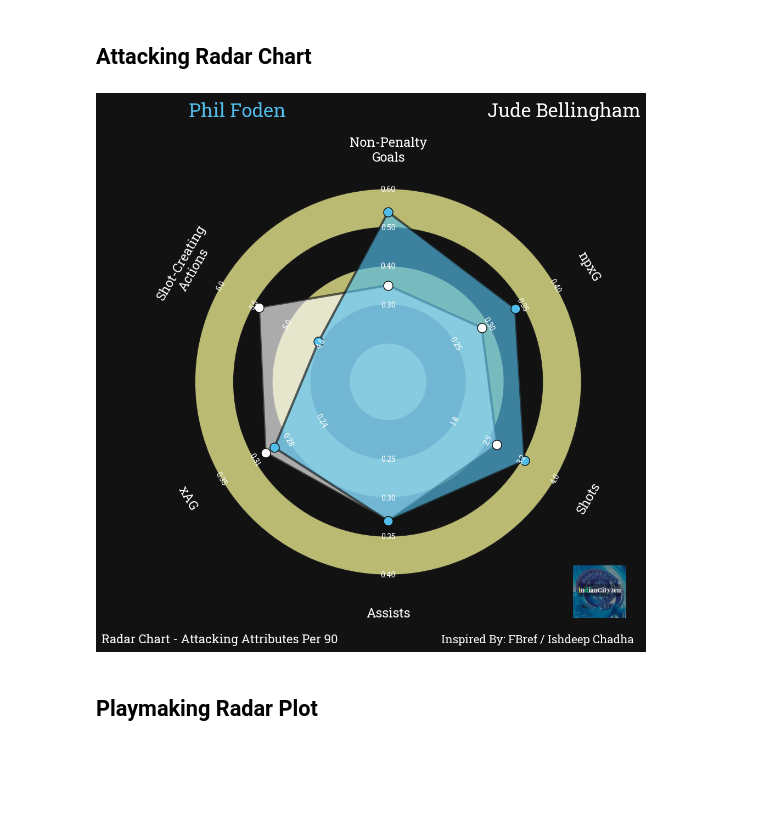
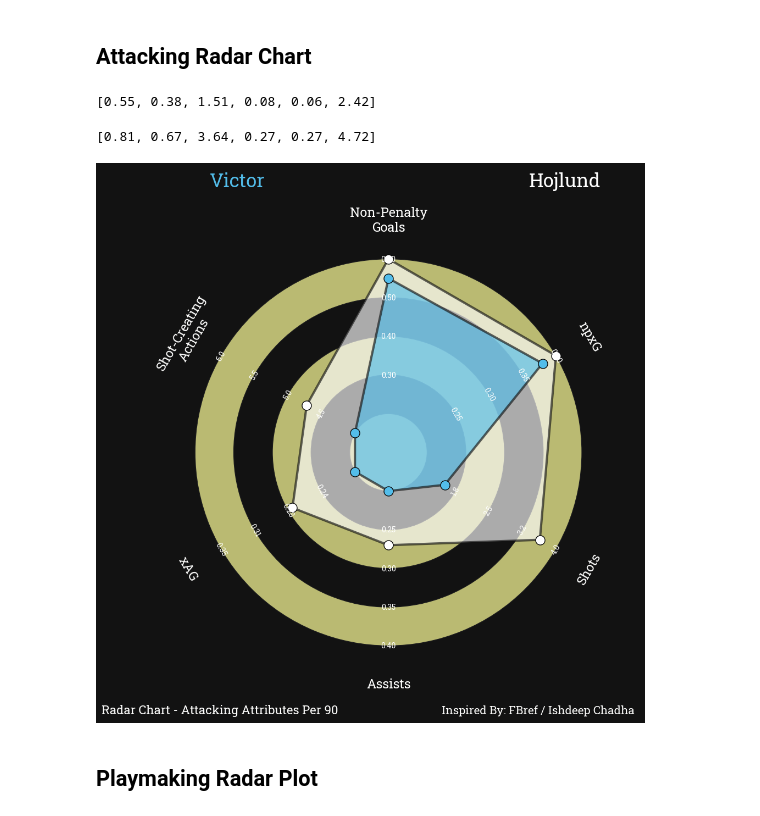
Before and after one commit to ishdeep-10/IndianCitizen, a Jupyter notebook: DataViz/RadarPlot.ipynb, the cells around one changed output. Drawn from its saved outputs; the diff is of its cells as text; code cells hidden in the pictures; blank space fills up the shorter version.

```diff
--- a/DataViz/RadarPlot.ipynb
+++ b/DataViz/RadarPlot.ipynb
@@ -71,10 +71,10 @@ def convert_google_sheet_url(url):
     return new_url
 # %%
 # Replace with your modified URL
-player_1_url = 'https://docs.google.com/spreadsheets/d/1JKYyDJX06Ut7Zk0DdMeeY5FL-wP1vmhaK56h5C0hLn4/edit?pli=1#gid=926075340'
+player_1_url = 'https://docs.google.com/spreadsheets/d/1JKYyDJX06Ut7Zk0DdMeeY5FL-wP1vmhaK56h5C0hLn4/edit?pli=1&gid=0#gid=0'
 player_1_new_url = convert_google_sheet_url(player_1_url)
 
-player_2_url = 'https://docs.google.com/spreadsheets/d/1JKYyDJX06Ut7Zk0DdMeeY5FL-wP1vmhaK56h5C0hLn4/edit#gid=1605381867'
+player_2_url = 'https://docs.google.com/spreadsheets/d/1LoaQzaYgtloFWutBJWb-5vXRzLpv7esmlSqtL4SX5kA/edit?gid=0#gid=0'
 player_2_new_url = convert_google_sheet_url(player_2_url)
 # %% [markdown]
 ## Creating dataframes for the two players to compare
@@ -84,12 +84,12 @@ df_player_2 = pd.read_csv(player_2_new_url)
 df_player_1 = df_player_1.transpose()
 df_player_1.columns = df_player_1.iloc[0]
 df_player_1 = df_player_1[1:]
-df_player_1['Name'] = 'Jude Bellingham'
+df_player_1['Name'] = 'Victor'
 df_player_1['Pass Completion %'] = df_player_1['Pass Completion %'].str.replace('%', '')
 
 
 df_player_2 = df_player_2.transpose()
 df_player_2.columns = df_player_2.iloc[0]
 df_player_2 = df_player_2[1:]
-df_player_2['Name'] = 'Phil Foden'
+df_player_2['Name'] = 'Hojlund'
 df_player_2['Pass Completion %'] = df_player_2['Pass Completion %'].str.replace('%', '')
@@ -177,6 +182,14 @@ URL5 = ('https://raw.githubusercontent.com/google/fonts/main/apache/robotoslab/'
 robotto_bold = FontManager(URL5)
 # %% [markdown]
 ## Attacking Radar Chart
+# %%
+player_2__attacking_values
+# %% [output]
+[0.55, 0.38, 1.51, 0.08, 0.06, 2.42]
+# %%
+player_1_attacking_values
+# %% [output]
+[0.81, 0.67, 3.64, 0.27, 0.27, 4.72]
 # %%
 # plot radar
 fig, axs = grid(figheight=10, grid_height=0.915, title_height=0.06, endnote_height=0.025,
@@ -197,41 +210,41 @@ radar2, vertices2 = radar_attacking.draw_radar_solid(player_2__attacking_values,
                                                    'alpha': 0.65,
                                                    'edgecolor': '#131313',
                                                    'lw': 3})
 
 axs['radar'].scatter(vertices1[:, 0], vertices1[:, 1],
            c='#FFFFFF', edgecolors='#090909', marker='o', s=150, zorder=2)
 axs['radar'].scatter(vertices2[:, 0], vertices2[:, 1],
            c='#53BDEA', edgecolors='#090909', marker='o', s=150, zorder=2)
 
 range_labels = radar_attacking.draw_range_labels(ax=axs['radar'], fontsize=10, fontproperties=robotto_bold.prop,color='#FFFFFE')
 param_labels = radar_attacking.draw_param_labels(ax=axs['radar'], fontsize=17, fontproperties=robotto_bold.prop,color='#FFFFFE')
 
 # adding the endnote and title text (these axes range from 0-1, i.e. 0, 0 is the bottom left)
 # Note we are slightly offsetting the text from the edges by 0.01 (1%, e.g. 0.99)
 endnote_text1 = axs['endnote'].text(0.99, 0.5, 'Inspired By: FBref / Ishdeep Chadha', fontsize=15,
                                    fontproperties=robotto_bold.prop, ha='right', va='center',color='#FFFFFE')
 header_text2 = axs['endnote'].text(0.4, 0.5, 'Radar Chart - Attacking Attributes Per 90', fontsize=16,
                                 fontproperties=robotto_bold.prop, ha='right', va='center',color='#FFFFFE')
 
 
-logo = mpimg.imread('Images/IndianCityzen.png')
+#logo = mpimg.imread('Images/IndianCityzen.png')
 
 
-ax_image = add_image(
-    logo, fig, left=0.85, bottom=0.05, width=0.1, height=0.1,alpha=0.9,aspect='equal'
-)
+#ax_image = add_image(
+#    logo, fig, left=0.85, bottom=0.05, width=0.1, height=0.1,alpha=0.9,aspect='equal'
+#)
 
-title1_text = axs['title'].text(0.2, 0.6, 'Phil Foden', fontsize=25,
+title1_text = axs['title'].text(0.2, 0.6, 'Victor', fontsize=25,
                                fontproperties=robotto_bold.prop, ha='center', va='center',color='#53BDEA')
 #title3_text = axs['title'].text(0.46, 0.65, 'V', fontsize=20,
                                 #fontproperties=robotto_bold.prop, ha='center', va='center',color='#FFFFFE')
-title2_text = axs['title'].text(0.85, 0.6, 'Jude Bellingham', fontsize=25,
+title2_text = axs['title'].text(0.85, 0.6, 'Hojlund', fontsize=25,
                                 fontproperties=robotto_bold.prop, ha='center', va='center',color='#FFFFFF')
 
 fig.set_facecolor('#121212')
-plt.savefig('Charts/PhilVJude(A).png',dpi=300,bbox_inches = 'tight',facecolor='#121212')
+#plt.savefig('Charts/PhilVJude(A).png',dpi=300,bbox_inches = 'tight',facecolor='#121212')
 # %% [output]
-[figure, old version]
+[figure, new version]
 # %% [markdown]
 ## Playmaking Radar Plot
 # %%
```
Also changed, not shown: parts of 2 cells of this notebook, 11 other files.
